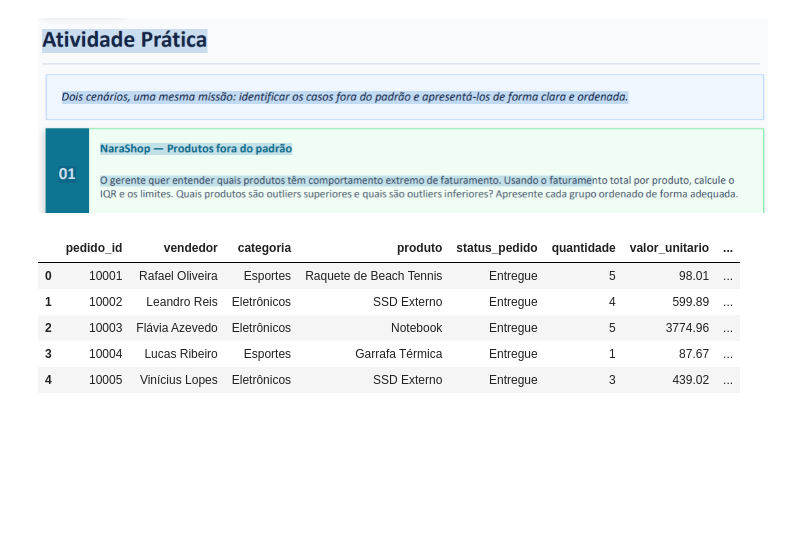
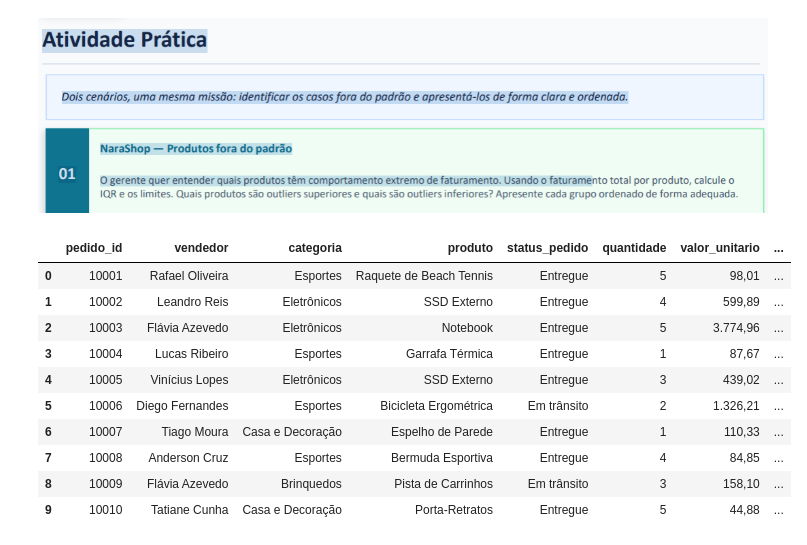
Before and after one commit to edudevelop02/SENAC-UC2-CASA, a Jupyter notebook: aula-ex03- NaraShop pratica 2.ipynb, the cells around one changed output. Cells and saved outputs as stored; diff of their text form; code cells hidden in the pictures; blank space fills up the shorter version.

Commit message:
copia para casa em 17 05

```diff
--- a/aula-ex03- NaraShop pratica 2.ipynb
+++ b/aula-ex03- NaraShop pratica 2.ipynb
@@ -3,13 +3,18 @@
 # %%
 import pandas as pd
 import numpy as np
 url = 'pedidos_narashop.csv'
 df = pd.read_csv(url, encoding='utf8', sep=';')
-df.head()
+df.head(10)
 # %% [output]
 |  | pedido_id | vendedor | categoria | produto | status_pedido | quantidade | valor_unitario | ... |
-| 0 | 10001 | Rafael Oliveira | Esportes | Raquete de Beach Tennis | Entregue | 5 | 98.01 | ... |
-| 1 | 10002 | Leandro Reis | Eletrônicos | SSD Externo | Entregue | 4 | 599.89 | ... |
-| 2 | 10003 | Flávia Azevedo | Eletrônicos | Notebook | Entregue | 5 | 3774.96 | ... |
-| 3 | 10004 | Lucas Ribeiro | Esportes | Garrafa Térmica | Entregue | 1 | 87.67 | ... |
-| 4 | 10005 | Vinícius Lopes | Eletrônicos | SSD Externo | Entregue | 3 | 439.02 | ... |
+| 0 | 10001 | Rafael Oliveira | Esportes | Raquete de Beach Tennis | Entregue | 5 | 98,01 | ... |
+| 1 | 10002 | Leandro Reis | Eletrônicos | SSD Externo | Entregue | 4 | 599,89 | ... |
+| 2 | 10003 | Flávia Azevedo | Eletrônicos | Notebook | Entregue | 5 | 3.774,96 | ... |
+| 3 | 10004 | Lucas Ribeiro | Esportes | Garrafa Térmica | Entregue | 1 | 87,67 | ... |
+| 4 | 10005 | Vinícius Lopes | Eletrônicos | SSD Externo | Entregue | 3 | 439,02 | ... |
+| 5 | 10006 | Diego Fernandes | Esportes | Bicicleta Ergométrica | Em trânsito | 2 | 1.326,21 | ... |
+| 6 | 10007 | Tiago Moura | Casa e Decoração | Espelho de Parede | Entregue | 1 | 110,33 | ... |
+| 7 | 10008 | Anderson Cruz | Esportes | Bermuda Esportiva | Entregue | 4 | 84,85 | ... |
+| 8 | 10009 | Flávia Azevedo | Brinquedos | Pista de Carrinhos | Em trânsito | 3 | 158,10 | ... |
+| 9 | 10010 | Tatiane Cunha | Casa e Decoração | Porta-Retratos | Entregue | 5 | 44,88 | ... |
```
Also changed, not shown: parts of 3 cells of this notebook, 10 other files.
